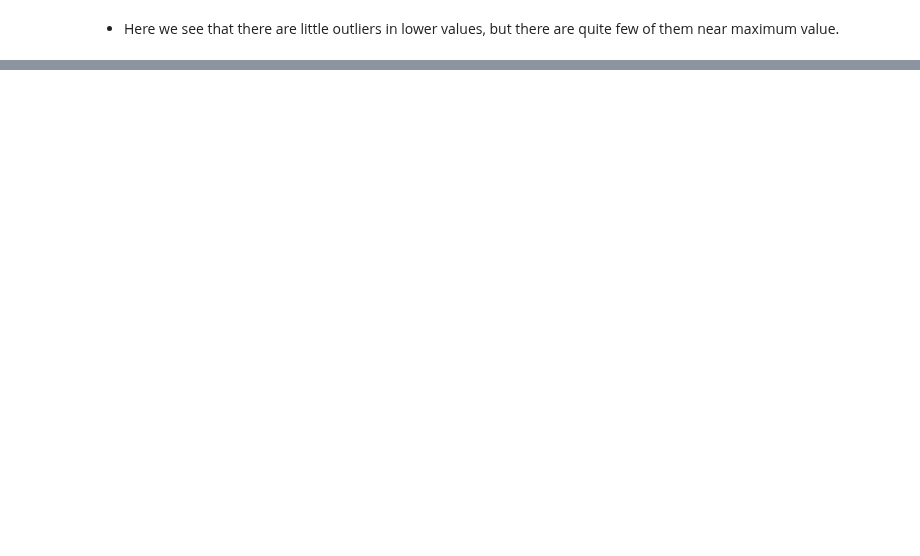
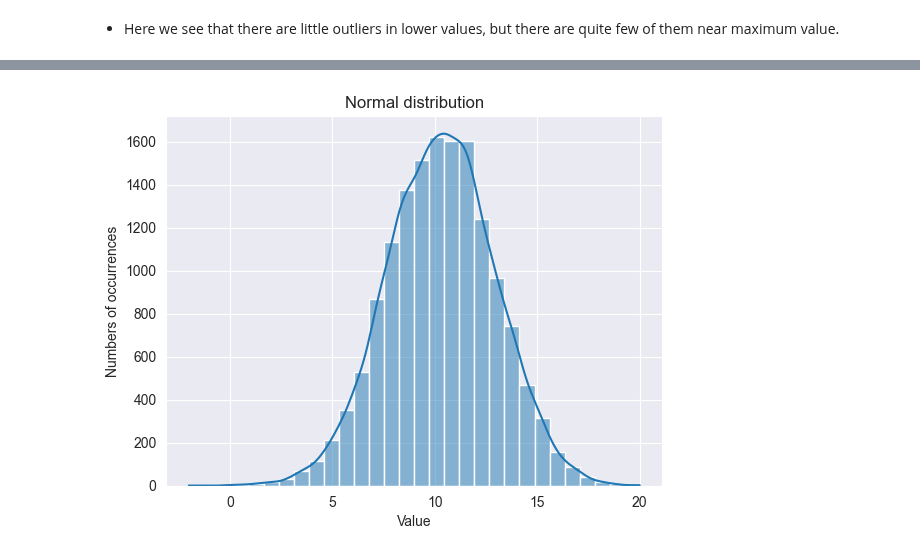
Before and after one commit to MBabiar/IAU-Project, a Jupyter notebook: src/main.ipynb, the cells around one changed output, grey strips where cells are left out. Saved outputs shown, nothing was run; the diff lists cells and outputs as text; code cells hidden in the pictures; blank space fills up the shorter version.

```diff
--- a/src/main.ipynb
+++ b/src/main.ipynb
@@ -244,0 +517,9 @@ plt.show()
+# %%
+chrome_distribution = stats.norm.rvs(loc=chrome_mean, scale=chrome_std, size=chrome_data.size)
+sns.histplot(chrome_distribution, bins=30, kde=True)
+plt.title("Normal distribution")
+plt.xlabel("Value")
+plt.ylabel("Numbers of occurrences")
+plt.show()
+# %% [output]
+[figure, added]
```
Also changed, not shown: parts of 30 cells of this notebook.
